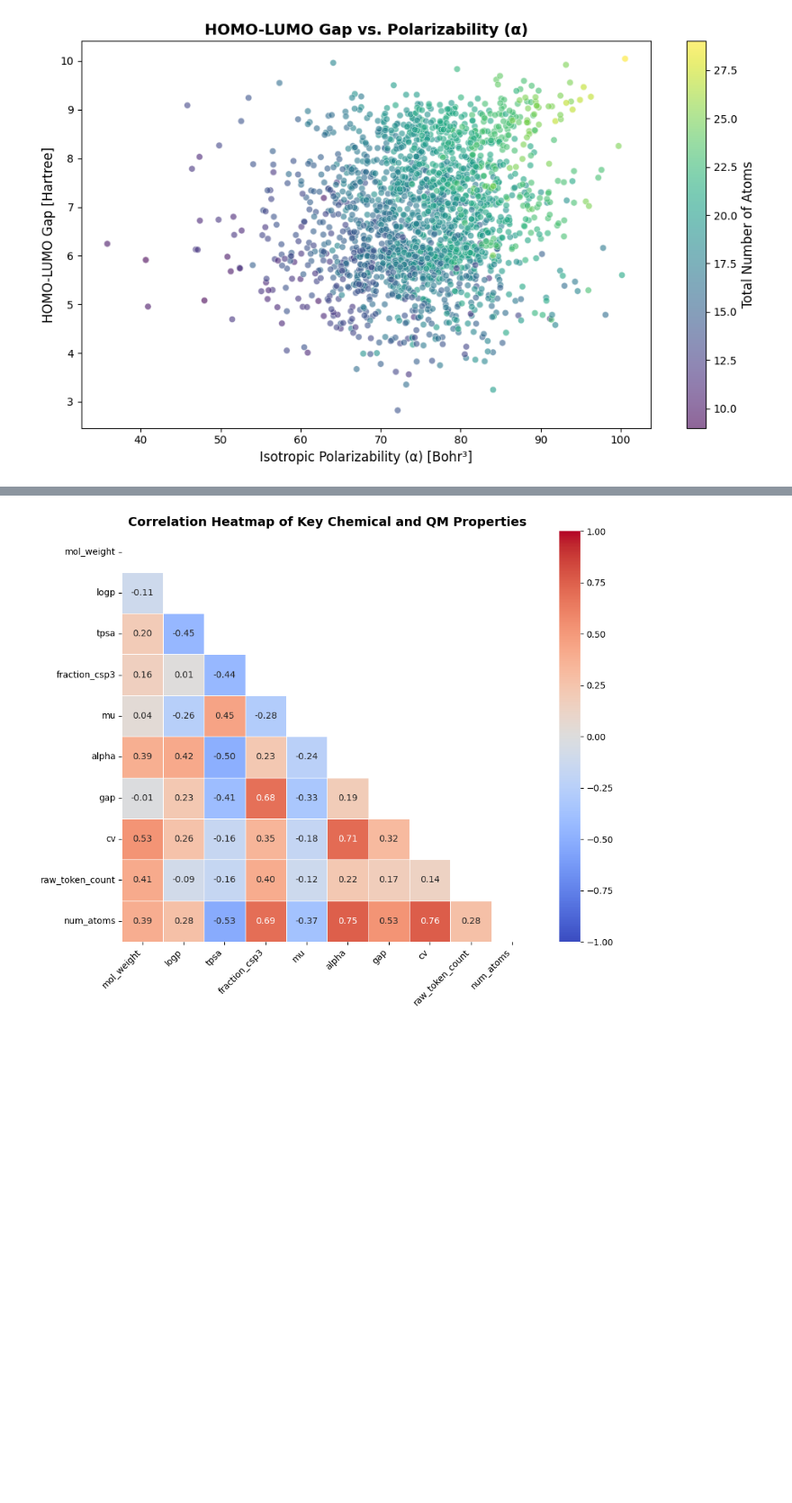
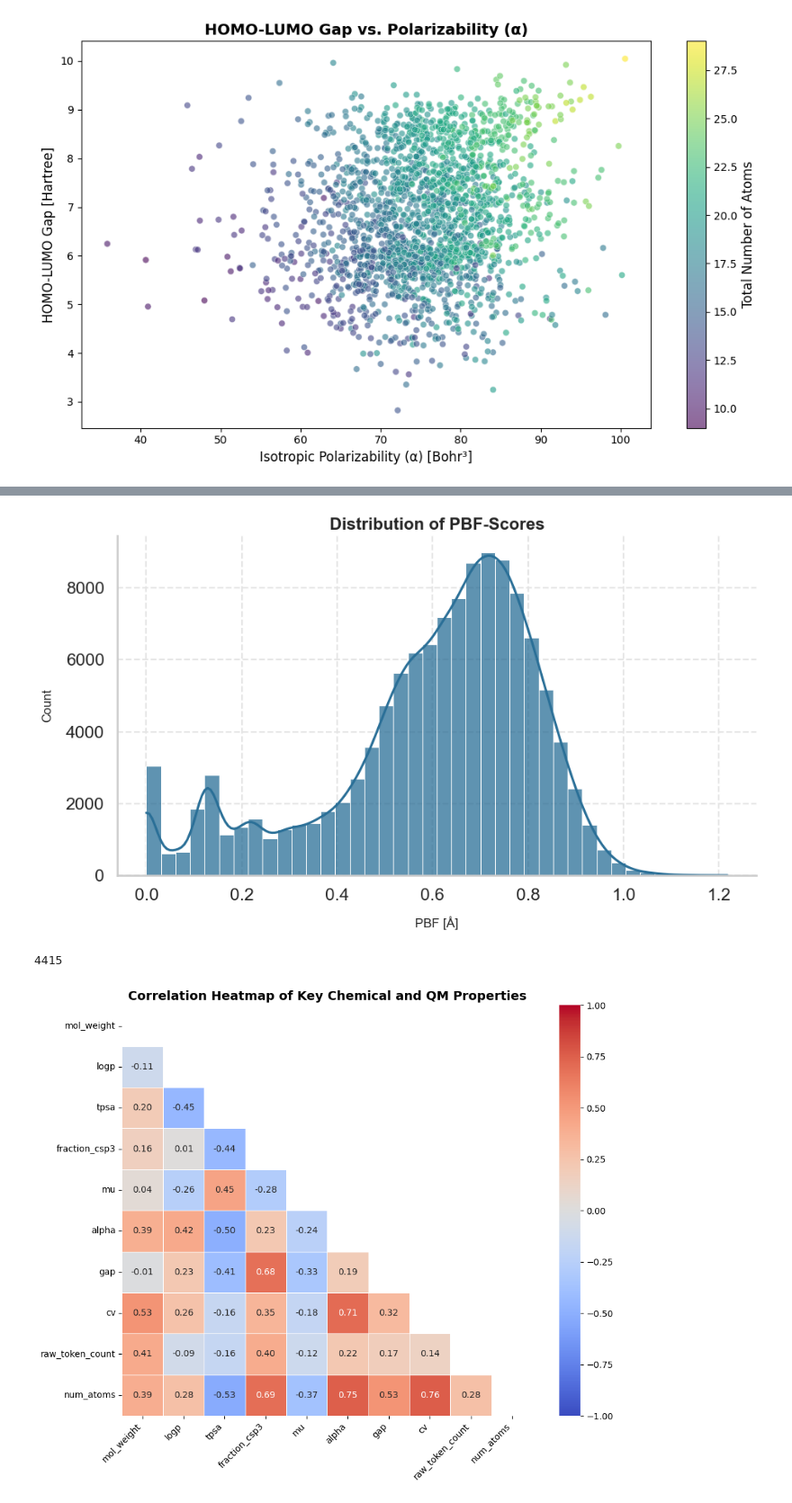
Before and after one commit to karlfindhansen/Non-Euclidean-Distances-in-Molecular-Representation, a Jupyter notebook: notebooks/QM9/analysis/qm9_analysis.ipynb, the cells around one changed output, grey strips where cells are left out. Shown at 90% size. Cells and saved outputs as stored; diff of their text form; code cells hidden in the pictures; blank space fills up the shorter version.

```diff
--- a/notebooks/QM9/analysis/qm9_analysis.ipynb
+++ b/notebooks/QM9/analysis/qm9_analysis.ipynb
@@ -305,3 +325,50 @@ plt.show()
+# %%
+import matplotlib.pyplot as plt
+import seaborn as sns
+
+# Set a clean, professional base style
+sns.set_theme(style="whitegrid", context="talk")
+plt.rcParams.update({
+    'font.family': 'sans-serif',
+    'grid.color': '#E5E5E5',
+    'grid.linestyle': '--'
+})
+
+# Initialize canvas
+fig, ax = plt.subplots(figsize=(10, 6))
+
+# Create the distribution plot (Histogram + Smooth KDE curve)
+sns.histplot(
+    data=df,
+    x='pbf_score',
+    kde=True,
+    color='#2a6f97',       # A professional muted blue
+    edgecolor='white',
+    linewidth=0.7,
+    alpha=0.75,
+    bins=40,
+    ax=ax
+)
+
+# Clean up axes (remove top and right spines)
+sns.despine(ax=ax, top=True, right=True)
+
+# Refine titles and labels
+ax.set_title('Distribution of PBF-Scores',
+             fontsize=16, fontweight='bold')
+ax.set_xlabel('PBF [Å]', fontsize=12, labelpad=12)
+ax.set_ylabel('Count', fontsize=12, labelpad=12)
+
+# Save and show
+plt.tight_layout()
+# Optional: plt.savefig('figures/qm9/analysis/plot_homo_lumo_gap_distribution.png', dpi=300, bbox_inches='tight')
+plt.show()
+# %% [output]
+[figure, added]
+# %%
+print(len(df.filter(pl.col("pbf_score") < 0.1)))
+# %% [output]
+4415
 # %%
 plt.figure(figsize=(10, 8))
 
```
Also changed, not shown: parts of 3 cells of this notebook, 14 other files.
